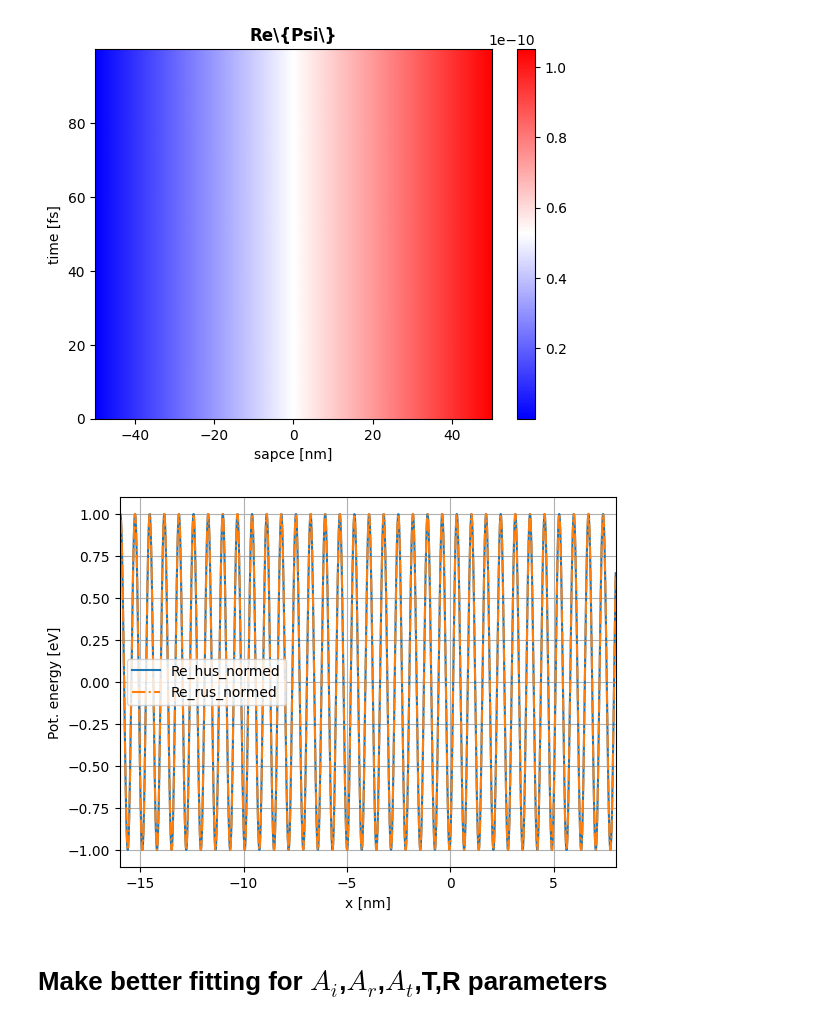
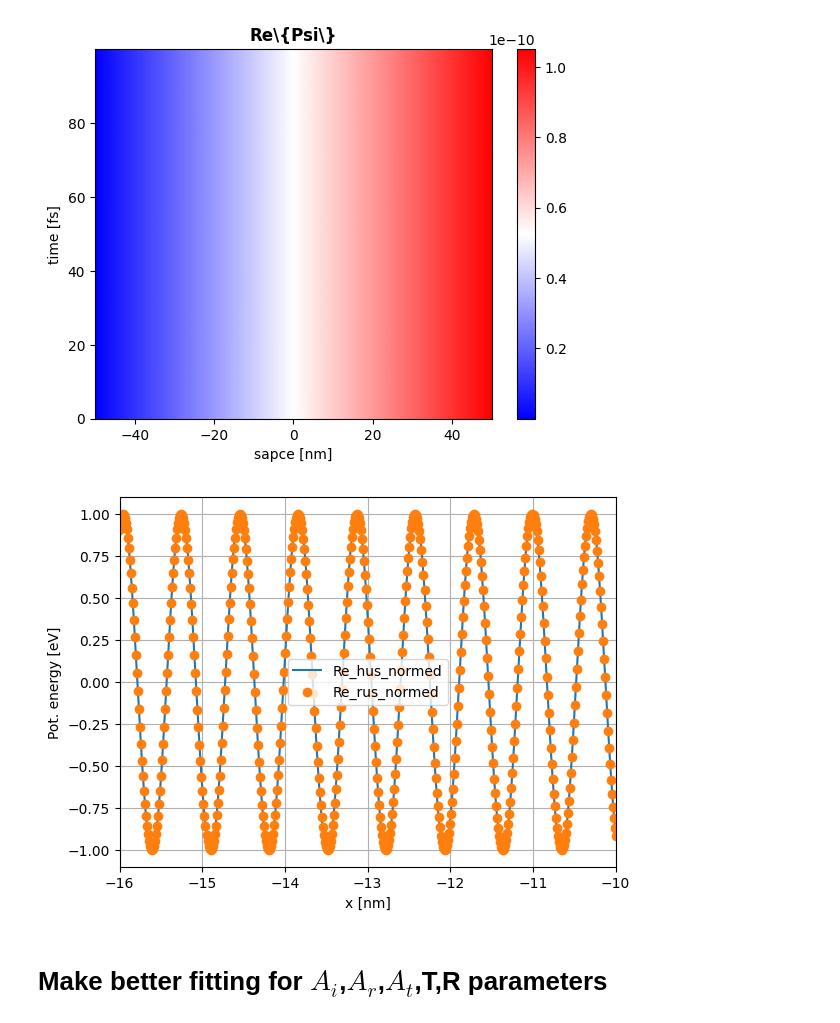
Before and after one commit to magashegyi/testrepo, a Jupyter notebook: test_atomic_units.ipynb, the cells around one changed output. Saved outputs shown, nothing was run; the diff lists cells and outputs as text; code cells hidden in the pictures.

```diff
--- a/test_atomic_units.ipynb
+++ b/test_atomic_units.ipynb
@@ -780,25 +791,25 @@ plt.show()
 # %%
 time_index = 16000
 
 phi_hus=te_hus.psi_time_evolution["value"][:,time_index]
 phi_rus=te_rus.psi_time_evolution["value"][:,time_index]
 
 #print(phi_hus.shape)
 
 plt.plot(x_hus,np.real(phi_hus),label="Re_hus_normed")
 #plt.plot(x_hus,np.imag(phi_hus),label="Im_hus_normed")
 
-plt.plot(x_rus,np.real(phi_rus),"-.",label="Re_rus_normed")
+plt.plot(x_rus,np.real(phi_rus),"o",label="Re_rus_normed")
 #plt.plot(x_rus,np.imag(phi_rus),"-.",label="Im_rus_normed")
 
 plt.xlabel("x [nm]")
 plt.ylabel("Pot. energy [eV]")
-plt.xlim([-16, 8])
+plt.xlim([-16, -10])
 plt.legend()
 plt.grid()
 plt.show()
 # %% [output]
-[figure, old version]
+[figure, new version]
 # %% [markdown]
 # Make better fitting for $A_i$,$A_r$,$A_t$,T,R parameters
 # %%
```
Also changed, not shown: parts of 10 cells of this notebook.
